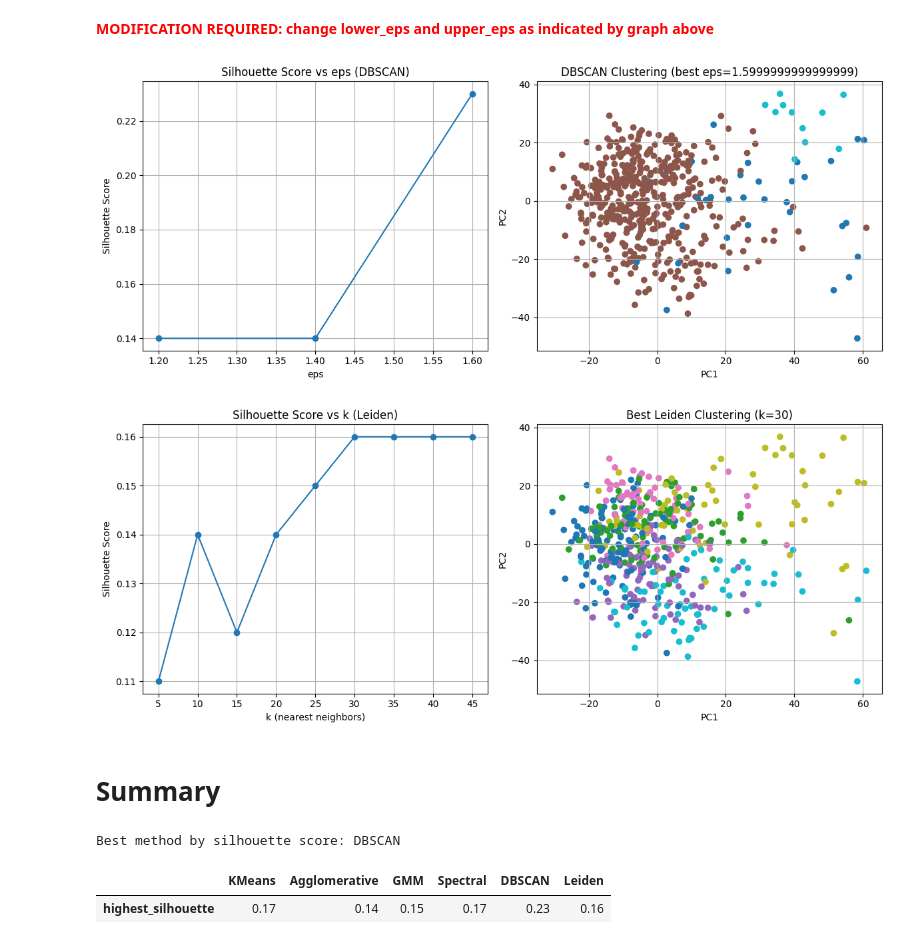
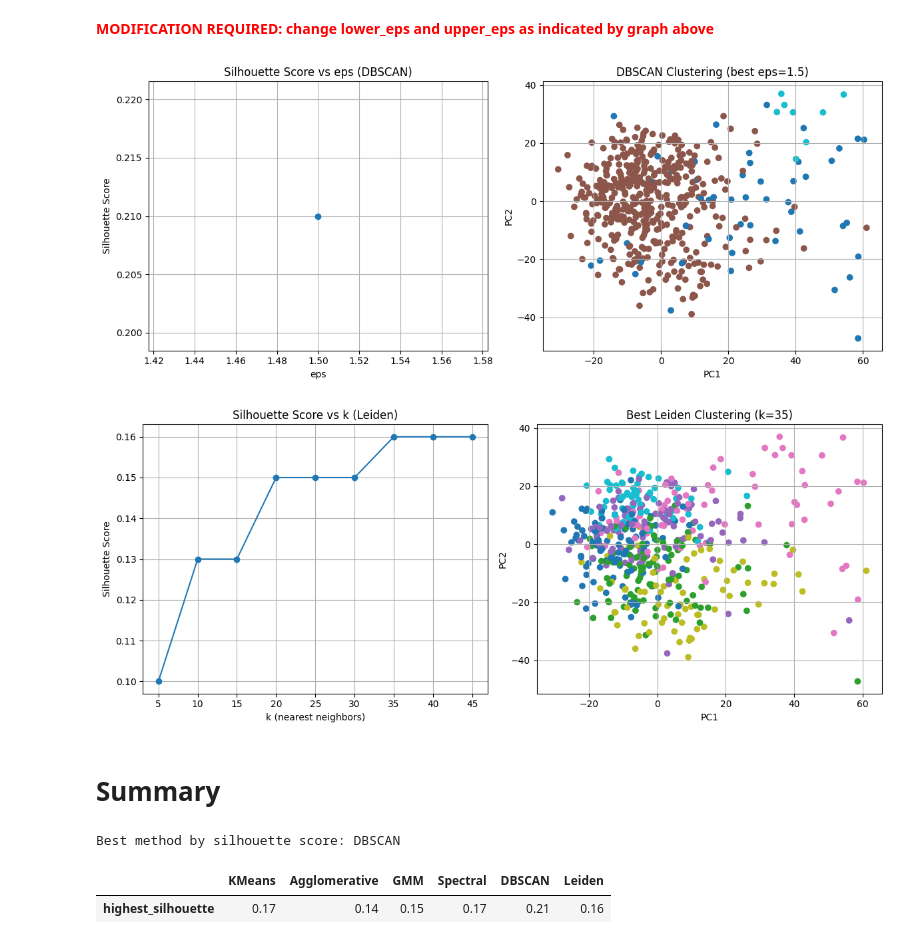
Before and after one commit to Harrison-Q-Ma/BNFO285_Projects, a Jupyter notebook: project_1/Amy/2_clustering_method.ipynb, the cells around one changed output. Cells and saved outputs as stored; diff of their text form; code cells hidden in the pictures.

```diff
--- a/project_1/Amy/2_clustering_method.ipynb
+++ b/project_1/Amy/2_clustering_method.ipynb
@@ -212,7 +212,7 @@ plt.show()
 # %% [markdown]
 <span style="color:red"><strong>MODIFICATION REQUIRED: change lower_eps and upper_eps as indicated by graph above </strong></span>
 # %%
-lower_eps = 1.2
+lower_eps = 1.5
 upper_eps = 5
 eps_values = list(np.arange(lower_eps, upper_eps + 0.01, 0.2))
 dbscan_scores = []
@@ -230,34 +230,34 @@ for eps in eps_values:
 valid_scores = [(eps, score) for eps, score in zip(eps_values, dbscan_scores) if not np.isnan(score)]
 if valid_scores:
     best_eps, best_score = max(valid_scores, key=lambda x: x[1])
     best_model = DBSCAN(eps=best_eps, min_samples=5)
     best_labels = best_model.fit_predict(dim_scaled)
 else:
     best_eps, best_score, best_labels = None, None, None
 labels_df['dbscan_cluster_label'] = best_labels
 
 # Plot
 fig, axs = plt.subplots(1, 2, figsize=(12, 5))
 # silhouette vs eps
 axs[0].plot(eps_values, dbscan_scores, marker='o')
 axs[0].set_xlabel('eps')
 axs[0].set_ylabel('Silhouette Score')
 axs[0].set_title('Silhouette Score vs eps (DBSCAN)')
 axs[0].grid(True)
 # Plot clustering
 if best_labels is not None:
     axs[1].scatter(dim_result.iloc[:, 0], dim_result.iloc[:, 1], c=best_labels, cmap='tab10')
     axs[1].set_title(f'DBSCAN Clustering (best eps={best_eps})')
 else:
     axs[1].text(0.5, 0.5, "No valid clustering", ha='center', va='center')
 axs[1].set_xlabel(axis1)
 axs[1].set_ylabel(axis2)
 axs[1].grid(True)
 
 plt.tight_layout()
 plt.show()
 # %% [output]
-[figure, old version]
+[figure, new version]
 # %%
 # run this if package not already installed in local env
 # pip install python-igraph leidenalg
@@ -387,7 +387,7 @@ axs[1].grid(True)
 plt.tight_layout()
 plt.show()
 # %% [output]
-[figure, old version]
+[figure, new version]
 # %% [markdown]
 # Summary
 # %%
@@ -406,7 +406,7 @@ summary_df
 # %% [output]
 Best method by silhouette score: DBSCAN
 |  | KMeans | Agglomerative | GMM | Spectral | DBSCAN | Leiden |
-| highest_silhouette | 0.17 | 0.14 | 0.15 | 0.17 | 0.23 | 0.16 |
+| highest_silhouette | 0.17 | 0.14 | 0.15 | 0.17 | 0.21 | 0.16 |
 # %%
 labels_df
 # %% [output]
```
Also changed, not shown: parts of 5 cells of this notebook, 17 other files.
